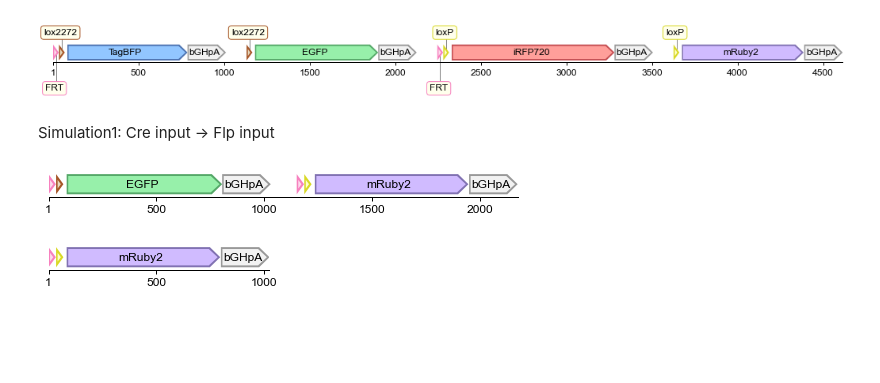
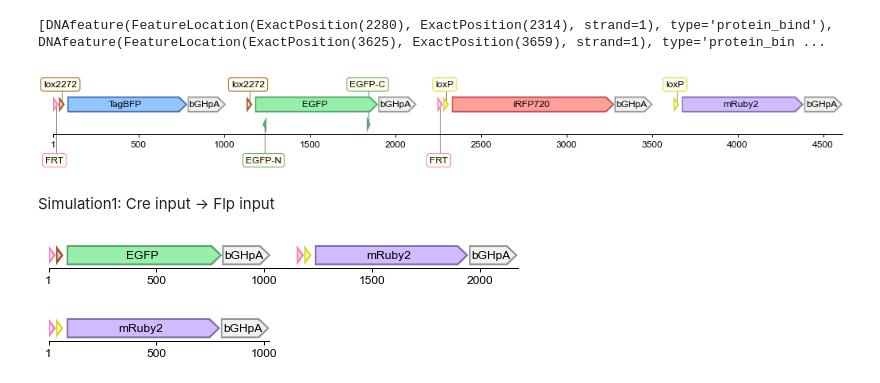
Before and after one commit to yachielab/QUEEN, a Jupyter notebook: demo/Weinberg_et_aL_2017/2input_4output_decoder.ipynb, the cells around one changed output. Cells and saved outputs as stored; diff of their text form; code cells hidden in the pictures; blank space fills up the shorter version.

```diff
--- a/demo/Weinberg_et_aL_2017/2input_4output_decoder.ipynb
+++ b/demo/Weinberg_et_aL_2017/2input_4output_decoder.ipynb
@@ -8,16 +8,17 @@ colors      = [('#ffffcc', '#d9d927'), ('#e5d8bd', '#a65628'), ('#fddaec', '#f78
                ('#92c6ff', '#4c72b0'), ('#97f0aa', '#55a868'), ('#ff9f9a', '#c44e52'),
                ('#d0bbff', '#8172b2'), ('#f2f2f2', '#999999')]
 # %%
-decoder = cropdna(DNA(record="input/addgene_87551.gbk"),2794, 7407, project="2-input 4-output decoder")
+decoder = cropdna(QUEEN(record="input/addgene_87551.gbk"),2794, 7407, project="2-input 4-output decoder")
 for color_pair, label in zip(colors, feat_labels):
     editfeature(decoder, key_attribute="qualifier:label", query=label, target_attribute="qualifier:facecolor_dna.py", operation=createattribute(color_pair[0]), new_copy=False)
     editfeature(decoder, key_attribute="qualifier:label", query=label, target_attribute="qualifier:edgecolor_dna.py", operation=createattribute(color_pair[1]), new_copy=False)
 # %%
-features = sum([decoder.searchdna(query=label, key_attribute="qualifier:label") for label in feat_labels],[])
+features = sum([decoder.searchfeature(query=label, key_attribute="qualifier:label") for label in feat_labels],[])
 fig = visualize(decoder, feature_list=features, standard_scale=4000, label_location='both', tick_space=500, view_title=False)
 fig.savefig("output/decoder.pdf", bbox_inches="tight")
 # %% [output]
+[DNAfeature(FeatureLocation(ExactPosition(2280), ExactPosition(2314), strand=1), type='protein_bind'), DNAfeature(FeatureLocation(ExactPosition(3625), ExactPosition(3659), strand=1), type='protein_bin ...
-[figure, old version]
+[figure, new version]
 # %% [markdown]
 Simulation1: Cre input -> Flp input
 # %%
```
Also changed, not shown: parts of 1 cell of this notebook, 21 other files.
